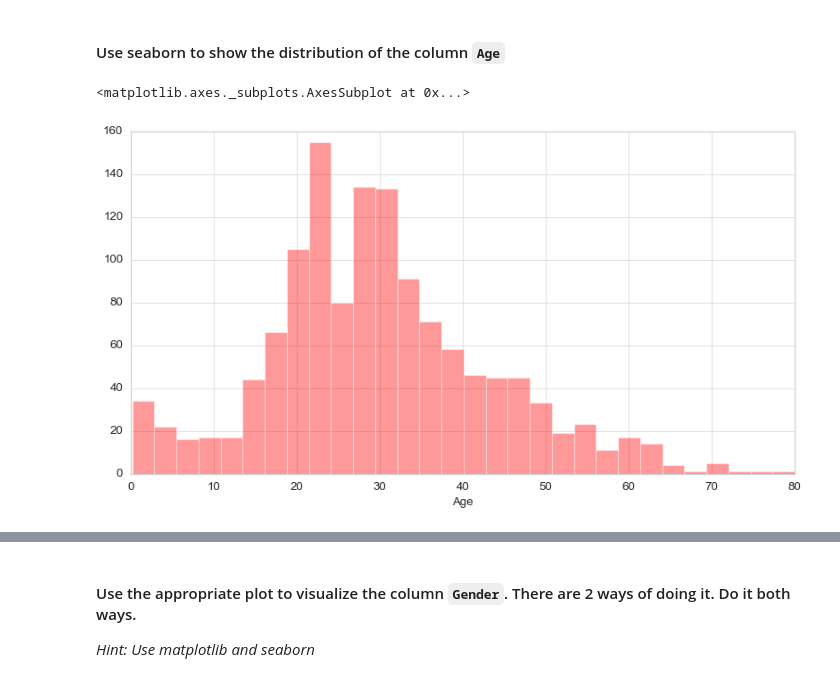
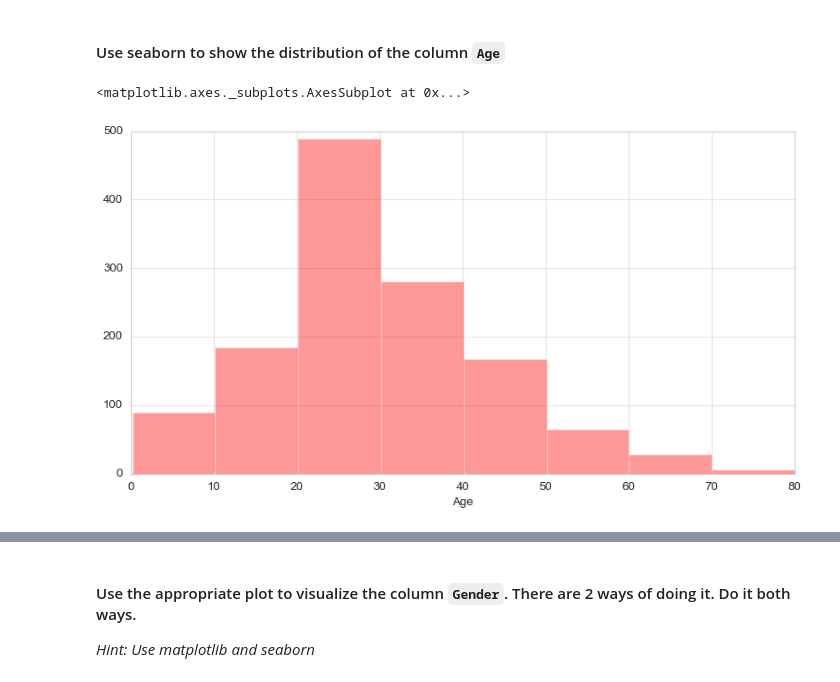
Before and after one commit to herreradelduque/dataptmad1019, a Jupyter notebook: module-2/lab-matplotlib-seaborn/your-code/challenge-3.ipynb, the cells around one changed output, grey strips where cells are left out. Saved outputs shown, nothing was run; the diff lists cells and outputs as text; code cells hidden in the pictures.

Commit message:
[lab-interactive-data-visualization] Lab finished

```diff
--- a/module-2/lab-matplotlib-seaborn/your-code/challenge-3.ipynb
+++ b/module-2/lab-matplotlib-seaborn/your-code/challenge-3.ipynb
@@ -113,7 +148,7 @@ titanic['Age'].hist(bins=50)
 #### Use seaborn to show the distribution of the column `Age`
 # %%
 # your code here
-sns.distplot(titanic['Age'],bins=30,kde=False,color='red')
+sns.distplot(titanic['Age'],bins=8,kde=False,color='red')
 # %% [output]
 <matplotlib.axes._subplots.AxesSubplot at 0x...>
-[figure, old version]
+[figure, new version]
```
Also changed, not shown: parts of 29 cells of this notebook, 3 other files.
